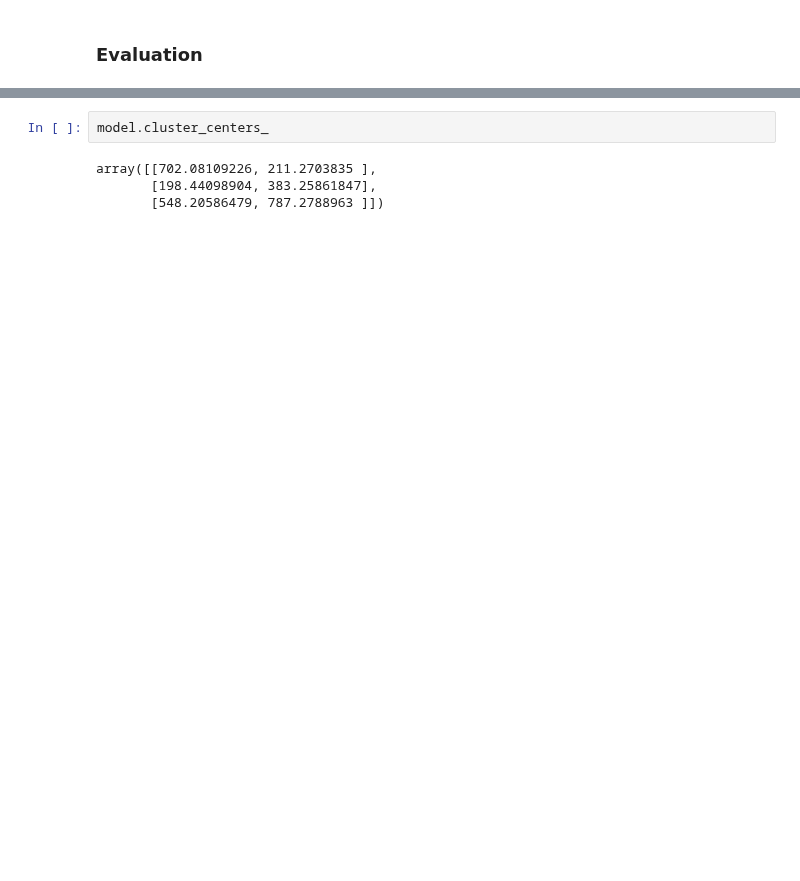
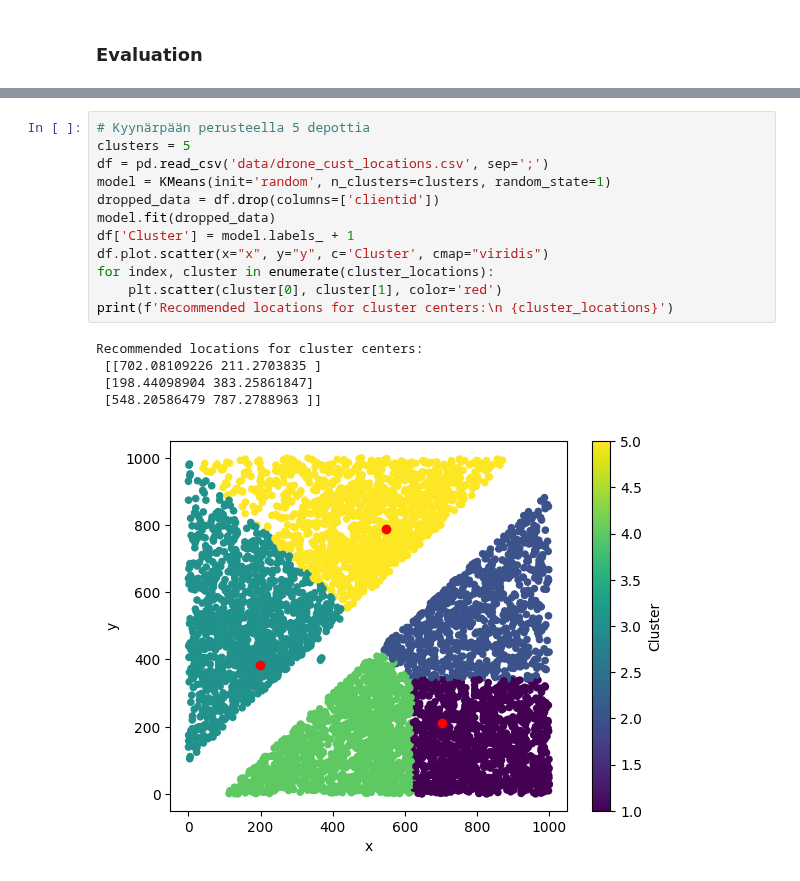
Before and after one commit to joojaa7/dataK-koneO, a Jupyter notebook: A05/A05_clustering.ipynb, the cells around one changed output, grey strips where cells are left out. Drawn from its saved outputs; the diff is of its cells as text; blank space fills up the shorter version.

```diff
--- a/A05/A05_clustering.ipynb
+++ b/A05/A05_clustering.ipynb
@@ -126,6 +126,18 @@ Name: count, dtype: int64
-# %%
-model.cluster_centers_
-# %% [output]
-array([[702.08109226, 211.2703835 ],
-       [198.44098904, 383.25861847],
-       [548.20586479, 787.2788963 ]])
+# %%
+# Kyynärpään perusteella 5 depottia
+clusters = 5
+df = pd.read_csv('data/drone_cust_locations.csv', sep=';')
+model = KMeans(init='random', n_clusters=clusters, random_state=1)
+dropped_data = df.drop(columns=['clientid'])
+model.fit(dropped_data)
+df['Cluster'] = model.labels_ + 1
+df.plot.scatter(x="x", y="y", c='Cluster', cmap="viridis")
+for index, cluster in enumerate(cluster_locations):
+    plt.scatter(cluster[0], cluster[1], color='red')
+print(f'Recommended locations for cluster centers:\n {cluster_locations}')
+# %% [output]
+Recommended locations for cluster centers:
+ [[702.08109226 211.2703835 ]
+ [198.44098904 383.25861847]
+ [548.20586479 787.2788963 ]]
+[figure, added]
```
Also changed, not shown: parts of 8 cells of this notebook, 2 other files.
